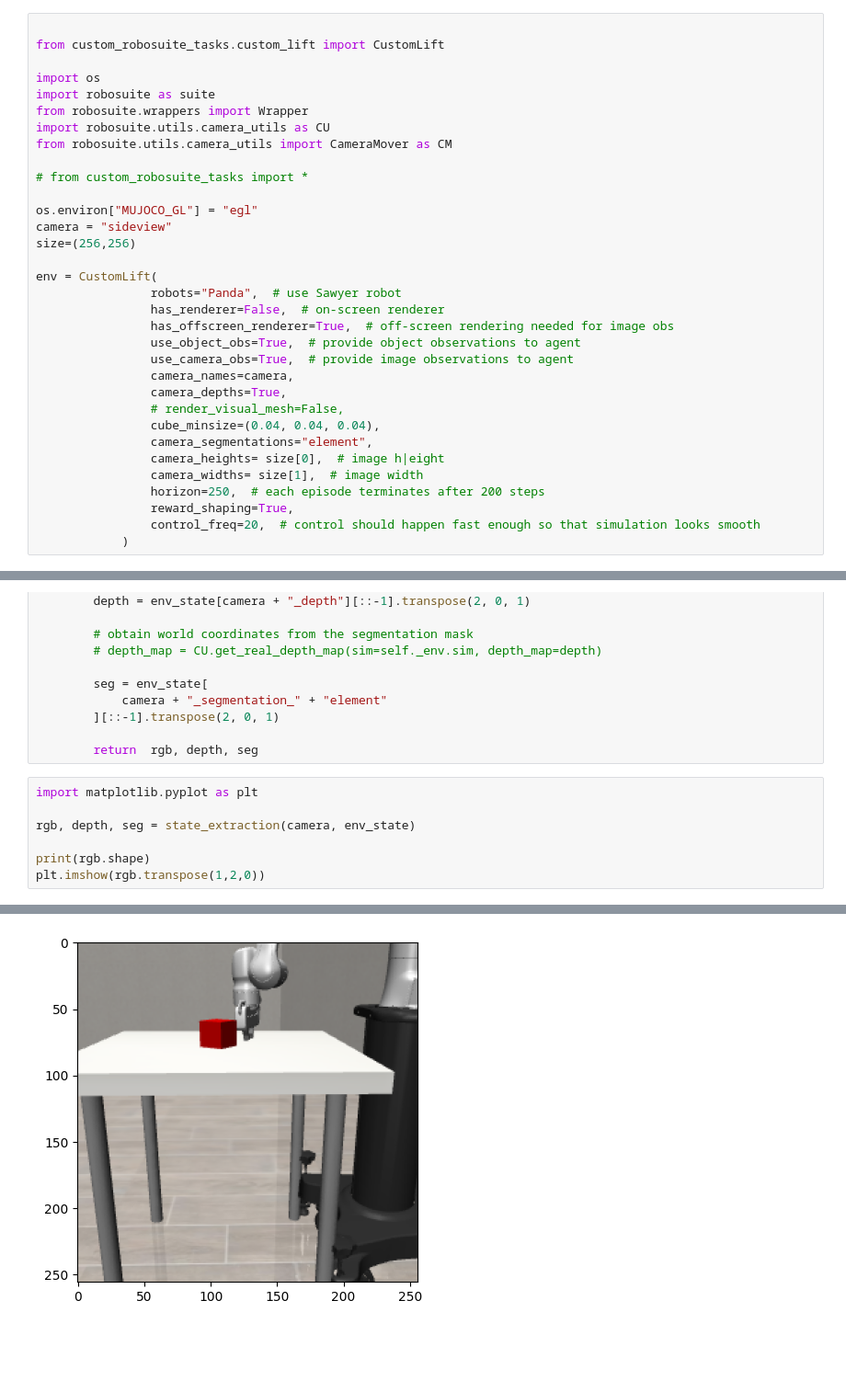
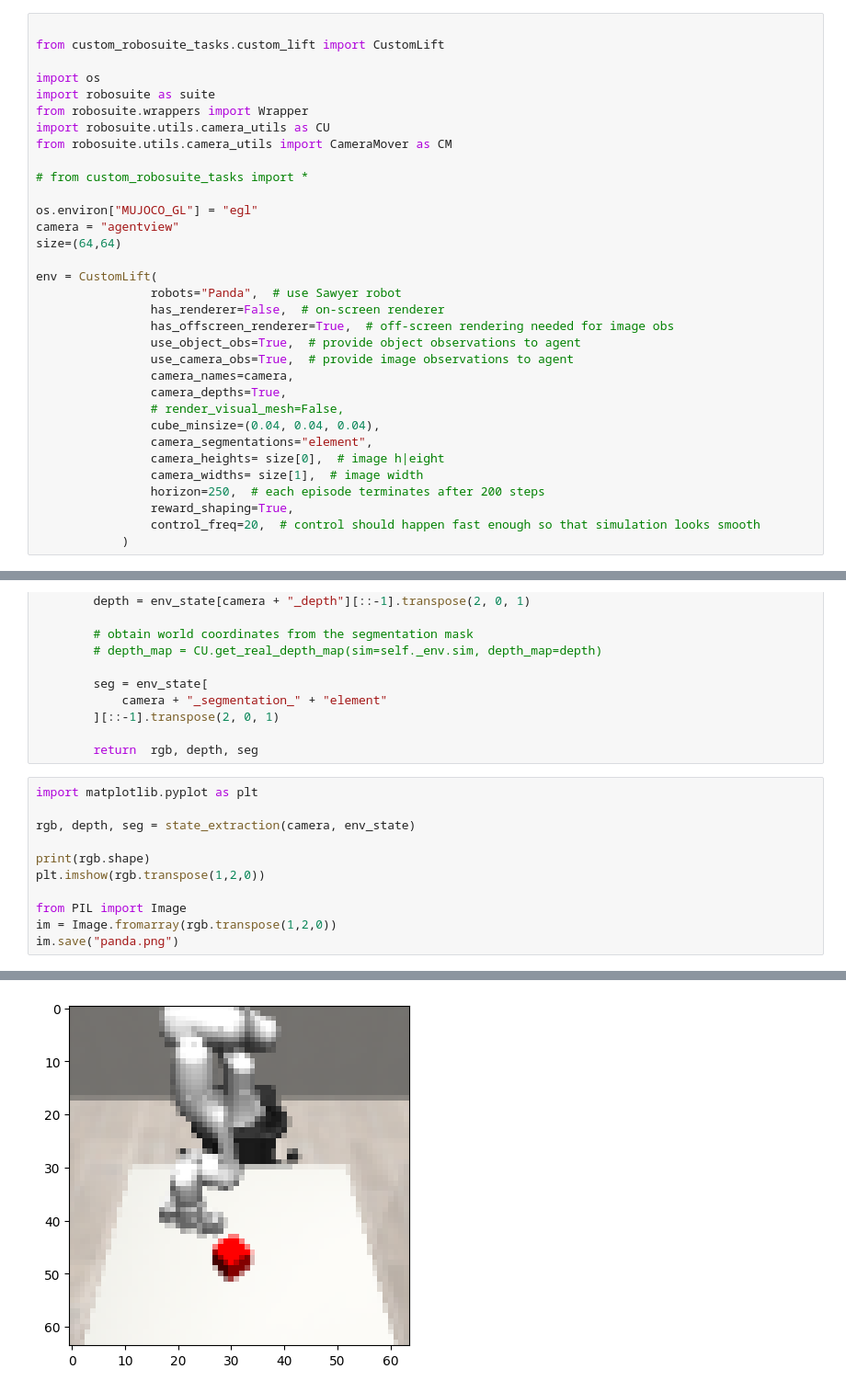
Before and after one commit to StefanoFerraro/FOCUS, a Jupyter notebook: debug.ipynb, the cells around one changed output, grey strips where cells are left out. Shown: that part at 92% size. Drawn from its saved outputs; the diff is of its cells as text; blank space fills up the shorter version.

```diff
--- a/debug.ipynb
+++ b/debug.ipynb
@@ -78,8 +83,8 @@ from robosuite.utils.camera_utils import CameraMover as CM
 # from custom_robosuite_tasks import *
 
 os.environ["MUJOCO_GL"] = "egl"
-camera = "sideview"
-size=(256,256)
+camera = "agentview"
+size=(64,64)
 
 env = CustomLift(
                 robots="Panda",  # use Sawyer robot
@@ -137,4 +142,8 @@ rgb, depth, seg = state_extraction(camera, env_state)
 
 print(rgb.shape)
 plt.imshow(rgb.transpose(1,2,0))
+
+from PIL import Image
+im = Image.fromarray(rgb.transpose(1,2,0))
+im.save("panda.png")
 # %% [output]
@@ -143 +151 @@ plt.imshow(rgb.transpose(1,2,0))
-[figure, old version]
+[figure, new version]
```
Also changed, not shown: parts of 11 cells of this notebook, 5 other files.
